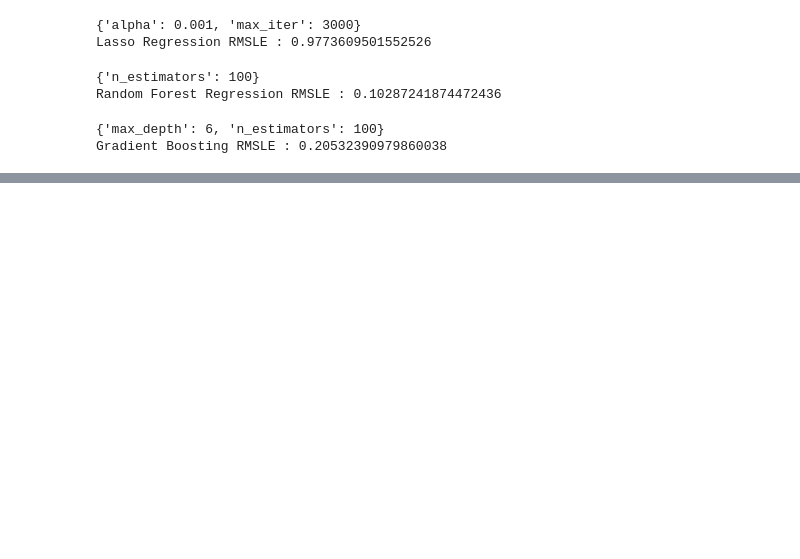
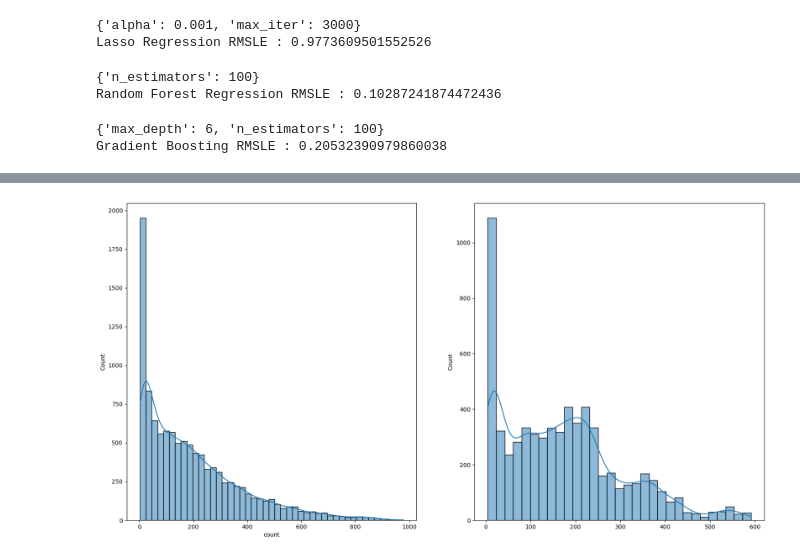
Before and after one commit to Ja-efan/DataScience, a Jupyter notebook: bike_sharing_demand.ipynb, the cells around one changed output, grey strips where cells are left out. Cells and saved outputs as stored; diff of their text form; code cells hidden in the pictures; blank space fills up the shorter version.

```diff
--- a/bike_sharing_demand.ipynb
+++ b/bike_sharing_demand.ipynb
@@ -984,0 +1000,14 @@ Gradient Boosting RMSLE : 0.20532390979860038
+# %%
+test_.columns = train_X.columns
+
+predsTest = grid_gbr.predict(test_)
+
+fig = plt.figure(figsize=(20,10))
+
+ax1 = fig.add_subplot(1,2,1)
+ax1 = sns.histplot(np.exp(train_y_count_log), kde=True)
+
+ax2 = fig.add_subplot(1,2,2)
+ax2 = sns.histplot(np.exp(predsTest), kde=True)
+# %% [output]
+[figure, added]
```
Also changed, not shown: parts of 7 cells of this notebook, 1 other file.
